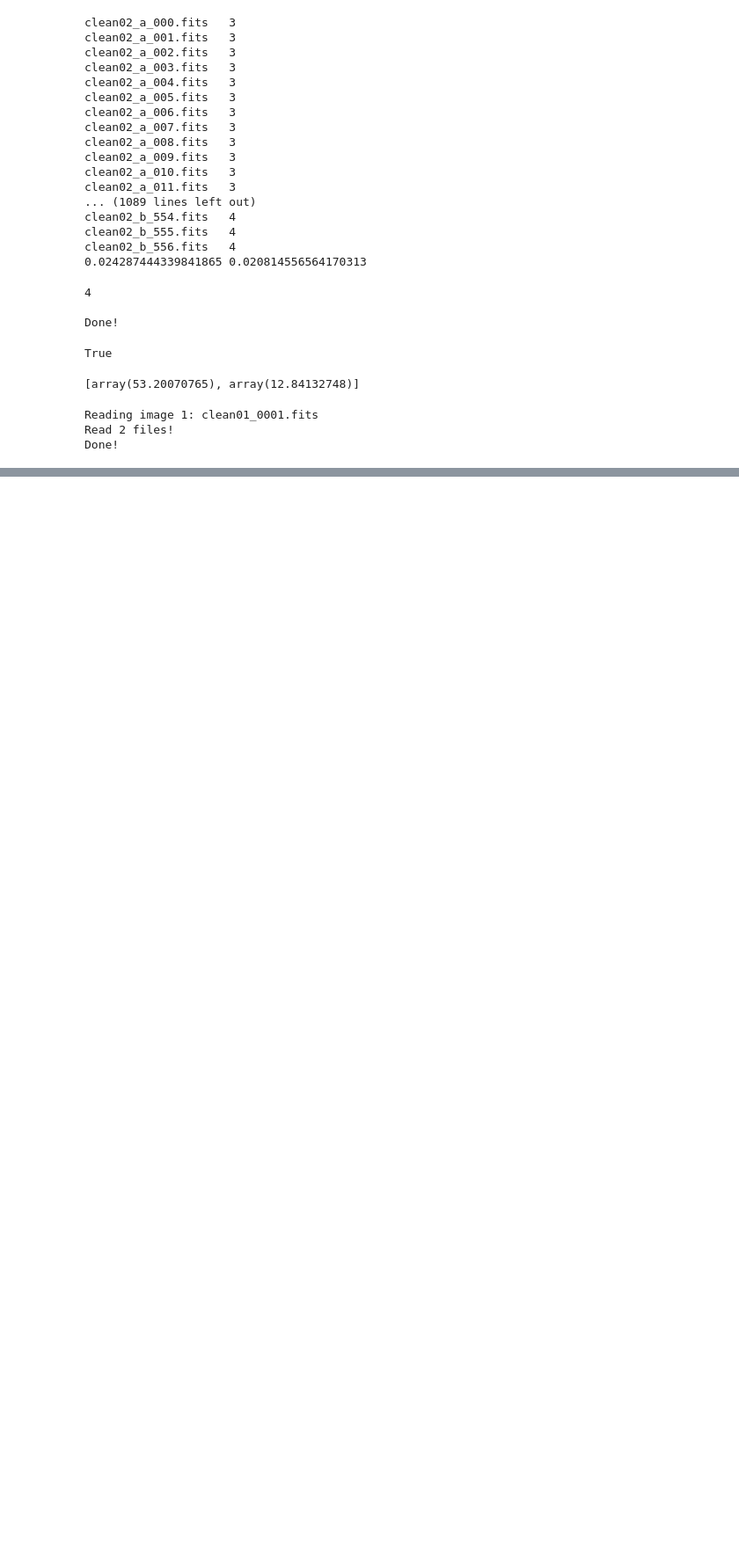
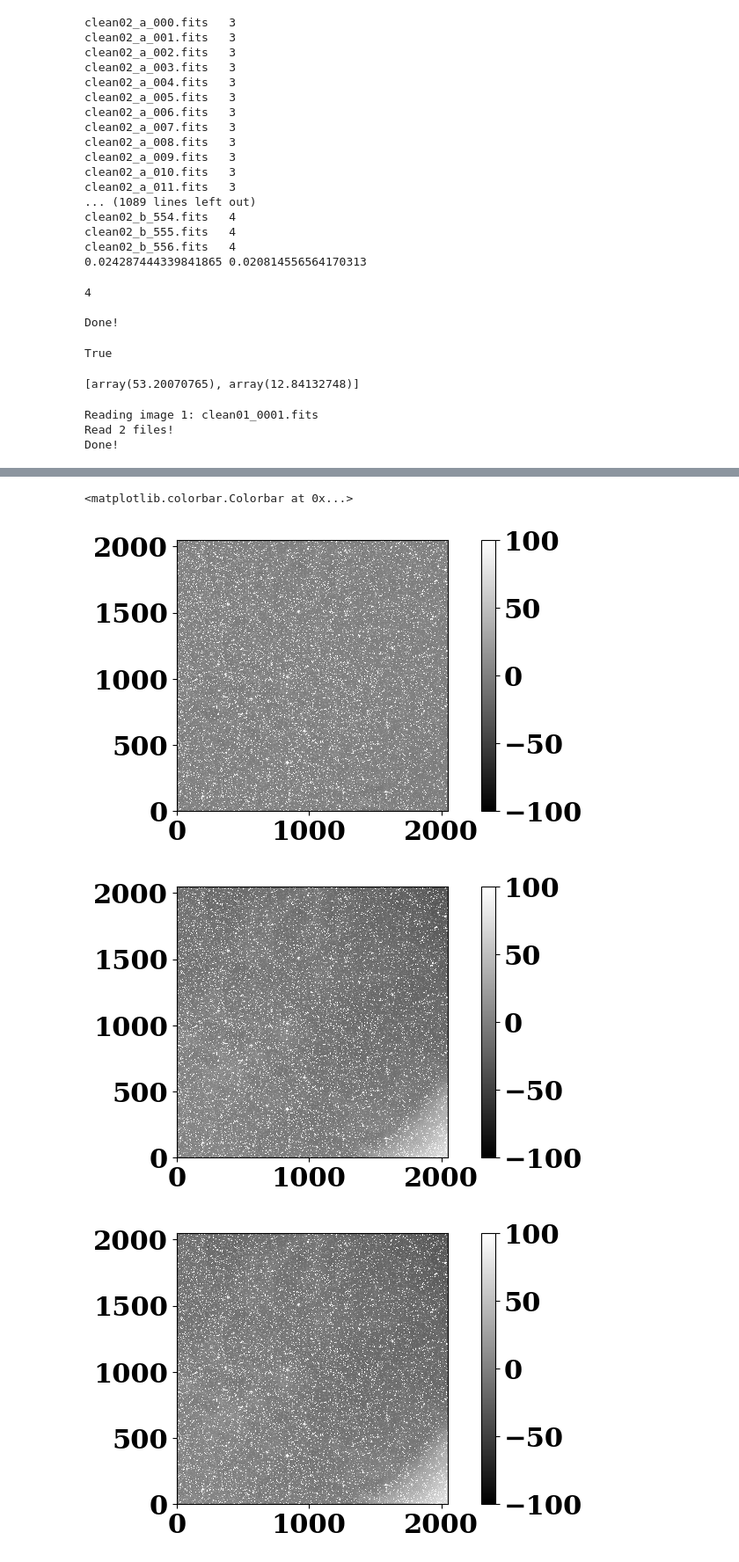
Before and after one commit to Mikea1985/shifty, a Jupyter notebook: notebooks/exploring_cleaning.ipynb, the cells around one changed output, grey strips where cells are left out. Shown at 88% size. Drawn from its saved outputs; the diff is of its cells as text; code cells hidden in the pictures; blank space fills up the shorter version.

```diff
--- a/notebooks/exploring_cleaning.ipynb
+++ b/notebooks/exploring_cleaning.ipynb
@@ -391,9 +391,10 @@ D.cleaned_data.WCS[0].all_pix2world(2091.4858, 21.5561, 0)
 # %% [output]
 [array(53.20070765), array(12.84132748)]
 # %%
+import imagehandler
 import cleaner
-
-importlib.reload(cleaner)
+#rreload(imagehandler)
+#rreload(cleaner)
 # filenames=sorted(glob.glob('/arc/home/mikea/Github/shifty/dev_data/2615*.fits'))[0::]
 # filenames=sorted(glob.glob('/arc/home/mikea/.shifty_data/tess/5/1/4/tess20183??????*.fits'))[0::]
 filenames = sorted(glob.glob("/arc/home/mikea/Github/shifty/notebooks/planted_b_*.fits"))[0:2:]
@@ -408,6 +409,8 @@ C = cleaner.DataCleaner(
     GAIN="GAINA",
     FILTER="-Tess",
     verbose=False,
+    #xycuts=[0, 2136, 0, 2078]
+    xycuts=[44, 2092, 0, 2048]
 )
 # %% [output]
 Reading image 1: clean01_0001.fits
@@ -432,0 +419,6 @@ plt.imshow(C.cleaned_data.data[0]-D.cleaned_data.data[0], interpolation='nearest
+# %%
+D=copy.deepcopy(C)
+E=copy.deepcopy(C)
+C.subtract_background_level(mode='sep')
+D.subtract_background_level(mode='median')
+E.subtract_background_level(mode='mean')
@@ -432,0 +438,14 @@ plt.imshow(C.cleaned_data.data[0]-D.cleaned_data.data[0], interpolation='nearest
+# %%
+plt.figure()
+plt.imshow(C.cleaned_data.data[0], interpolation='nearest', cmap='gray', origin='lower', vmin=-100, vmax=100); plt.colorbar()
+plt.figure()
+plt.imshow(D.cleaned_data.data[0], interpolation='nearest', cmap='gray', origin='lower', vmin=-100, vmax=100); plt.colorbar()
+plt.figure()
+plt.imshow(E.cleaned_data.data[0], interpolation='nearest', cmap='gray', origin='lower', vmin=-100, vmax=100); plt.colorbar()
+plt.figure()
+plt.imshow(C.cleaned_data.data[0]-E.cleaned_data.data[0], interpolation='nearest', cmap='gray', origin='lower', vmin=-100, vmax=100); plt.colorbar()
+# %% [output]
+<matplotlib.colorbar.Colorbar at 0x...>
+[figure, added]
+[figure, added]
+[figure, added]
```
Also changed, not shown: parts of 8 cells of this notebook.
